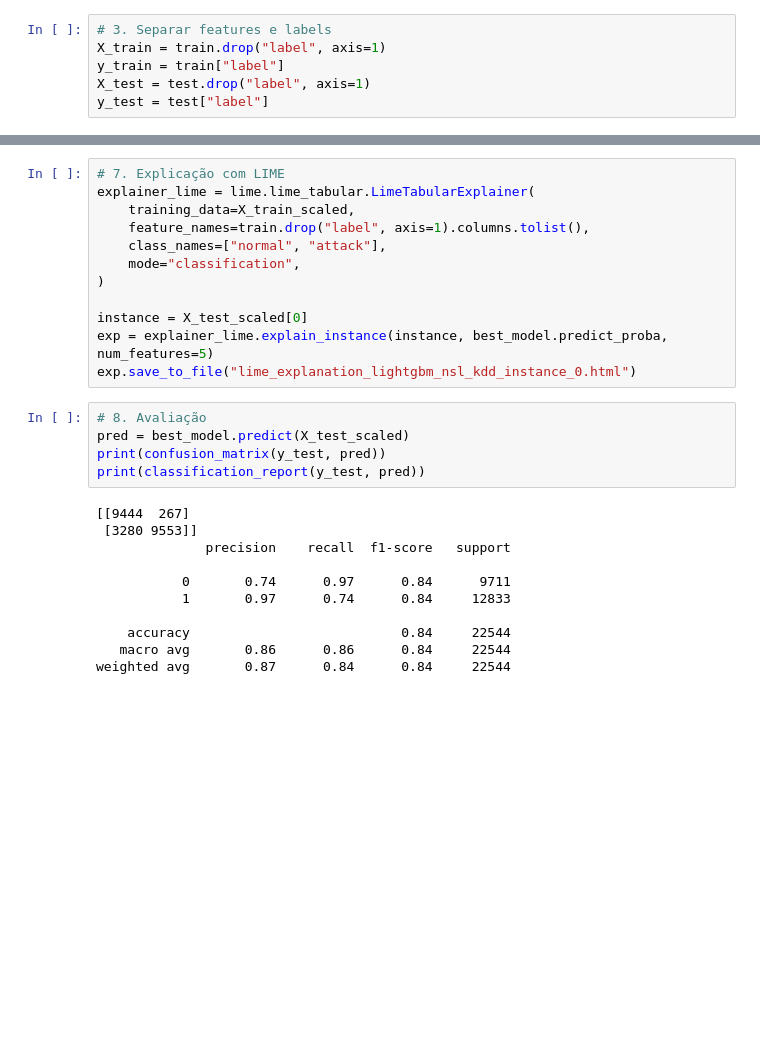
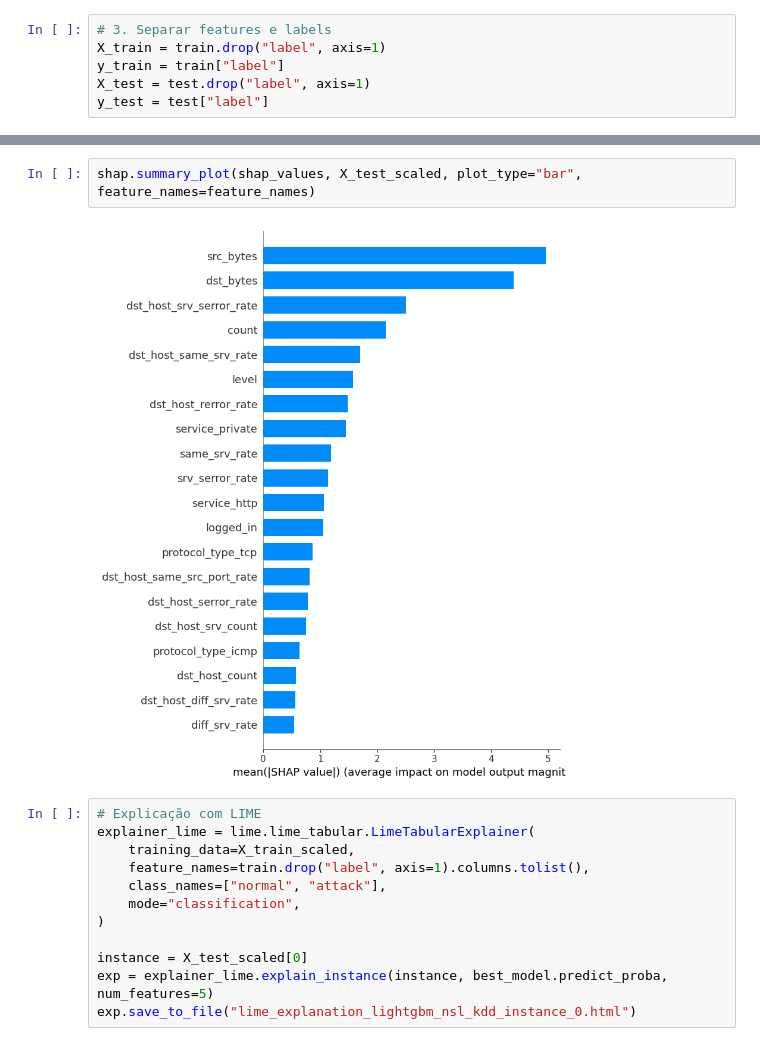
Before and after one commit to matheusbus/xai-in-ids, a Jupyter notebook: experiments/light_gbm/LIGHT_GBM_NSL_KDD.ipynb, the cells around one changed output, grey strips where cells are left out. Saved outputs shown, nothing was run; the diff lists cells and outputs as text; blank space fills up the shorter version.

```diff
--- a/experiments/light_gbm/LIGHT_GBM_NSL_KDD.ipynb
+++ b/experiments/light_gbm/LIGHT_GBM_NSL_KDD.ipynb
@@ -159,5 +206,9 @@ shap.summary_plot(shap_values, X_test_scaled, feature_names=feature_names)
+# %%
+shap.summary_plot(shap_values, X_test_scaled, plot_type="bar", feature_names=feature_names)
+# %% [output]
+[figure, added]
 # %%
-# 7. Explicação com LIME
+# Explicação com LIME
 explainer_lime = lime.lime_tabular.LimeTabularExplainer(
     training_data=X_train_scaled,
     feature_names=train.drop("label", axis=1).columns.tolist(),
@@ -168,19 +219,3 @@ explainer_lime = lime.lime_tabular.LimeTabularExplainer(
 instance = X_test_scaled[0]
 exp = explainer_lime.explain_instance(instance, best_model.predict_proba, num_features=5)
 exp.save_to_file("lime_explanation_lightgbm_nsl_kdd_instance_0.html")
-# %%
-# 8. Avaliação
-pred = best_model.predict(X_test_scaled)
-print(confusion_matrix(y_test, pred))
-print(classification_report(y_test, pred))
-# %% [output]
-[[9444  267]
- [3280 9553]]
-              precision    recall  f1-score   support
-
-           0       0.74      0.97      0.84      9711
-           1       0.97      0.74      0.84     12833
-
-    accuracy                           0.84     22544
-   macro avg       0.86      0.86      0.84     22544
-weighted avg       0.87      0.84      0.84     22544
```
Also changed, not shown: parts of 4 cells of this notebook, 8 other files.
